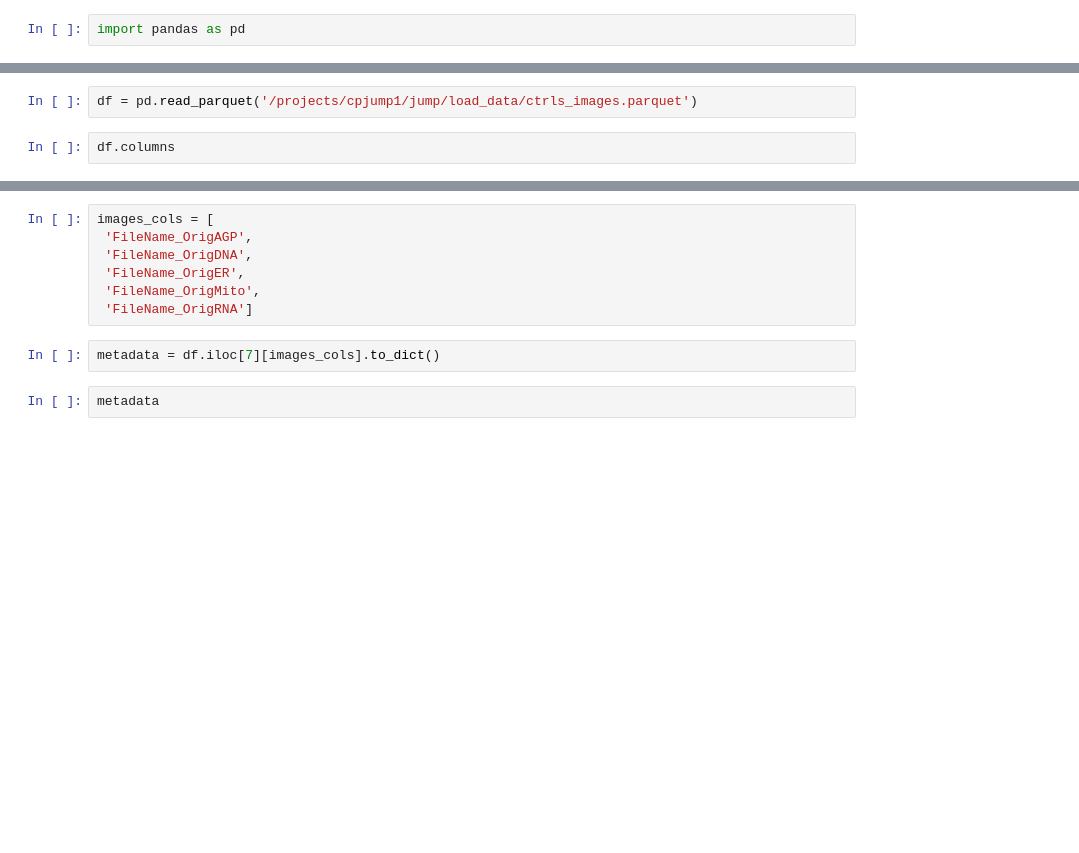
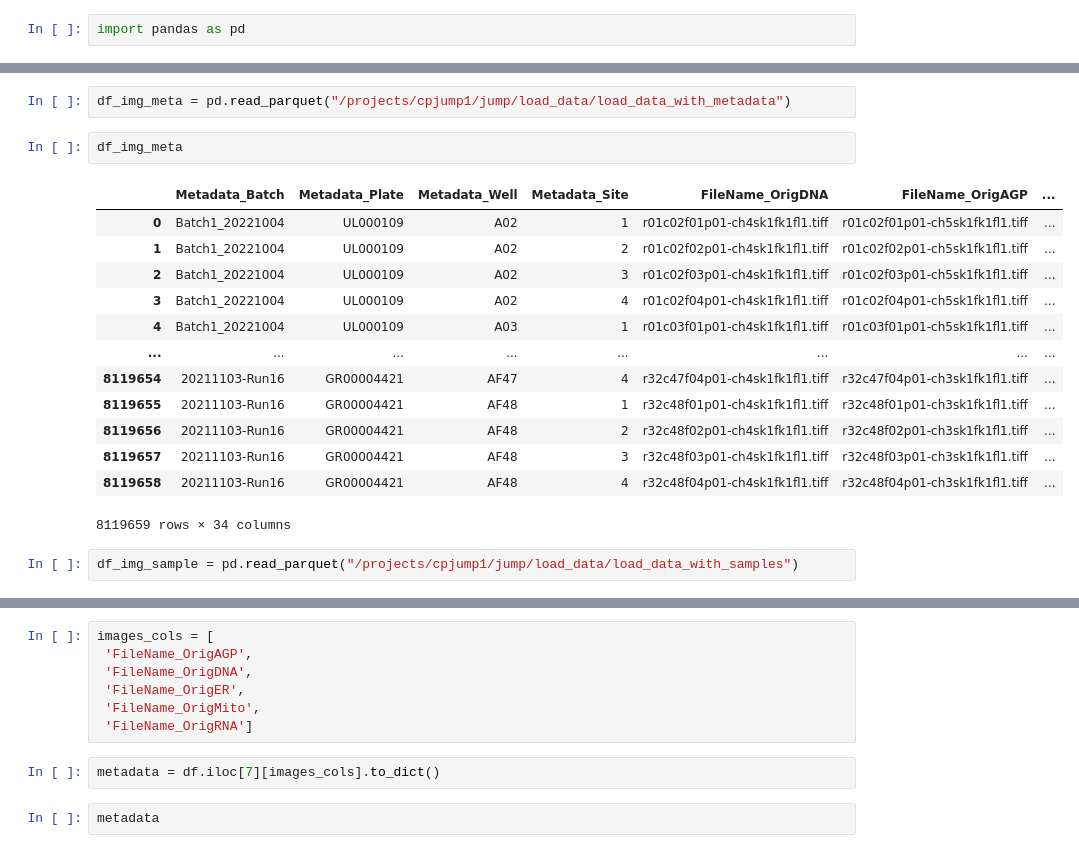
Before and after one commit to mxfly14/phenoseeker, a Jupyter notebook: sandbox.ipynb, the cells around one changed output, grey strips where cells are left out. Saved outputs shown, nothing was run; the diff lists cells and outputs as text; blank space fills up the shorter version.

```diff
--- a/sandbox.ipynb
+++ b/sandbox.ipynb
@@ -3,4 +21,20 @@ import pandas as pd
 # %%
-df = pd.read_parquet('/projects/cpjump1/jump/load_data/ctrls_images.parquet')
+df_img_meta = pd.read_parquet("/projects/cpjump1/jump/load_data/load_data_with_metadata")
-# %%
-df.columns
+# %%
+df_img_meta
+# %% [output]
+|  | Metadata_Batch | Metadata_Plate | Metadata_Well | Metadata_Site | FileName_OrigDNA | FileName_OrigAGP | ... |
+| 0 | Batch1_20221004 | UL000109 | A02 | 1 | r01c02f01p01-ch4sk1fk1fl1.tiff | r01c02f01p01-ch5sk1fk1fl1.tiff | ... |
+| 1 | Batch1_20221004 | UL000109 | A02 | 2 | r01c02f02p01-ch4sk1fk1fl1.tiff | r01c02f02p01-ch5sk1fk1fl1.tiff | ... |
+| 2 | Batch1_20221004 | UL000109 | A02 | 3 | r01c02f03p01-ch4sk1fk1fl1.tiff | r01c02f03p01-ch5sk1fk1fl1.tiff | ... |
+| 3 | Batch1_20221004 | UL000109 | A02 | 4 | r01c02f04p01-ch4sk1fk1fl1.tiff | r01c02f04p01-ch5sk1fk1fl1.tiff | ... |
+| 4 | Batch1_20221004 | UL000109 | A03 | 1 | r01c03f01p01-ch4sk1fk1fl1.tiff | r01c03f01p01-ch5sk1fk1fl1.tiff | ... |
+| ... | ... | ... | ... | ... | ... | ... | ... |
+| 8119654 | 20211103-Run16 | GR00004421 | AF47 | 4 | r32c47f04p01-ch4sk1fk1fl1.tiff | r32c47f04p01-ch3sk1fk1fl1.tiff | ... |
+| 8119655 | 20211103-Run16 | GR00004421 | AF48 | 1 | r32c48f01p01-ch4sk1fk1fl1.tiff | r32c48f01p01-ch3sk1fk1fl1.tiff | ... |
+| 8119656 | 20211103-Run16 | GR00004421 | AF48 | 2 | r32c48f02p01-ch4sk1fk1fl1.tiff | r32c48f02p01-ch3sk1fk1fl1.tiff | ... |
+| 8119657 | 20211103-Run16 | GR00004421 | AF48 | 3 | r32c48f03p01-ch4sk1fk1fl1.tiff | r32c48f03p01-ch3sk1fk1fl1.tiff | ... |
+| 8119658 | 20211103-Run16 | GR00004421 | AF48 | 4 | r32c48f04p01-ch4sk1fk1fl1.tiff | r32c48f04p01-ch3sk1fk1fl1.tiff | ... |
+8119659 rows × 34 columns
+# %%
+df_img_sample = pd.read_parquet("/projects/cpjump1/jump/load_data/load_data_with_samples")
```
Also changed, not shown: parts of 7 cells of this notebook, 6 other files.
